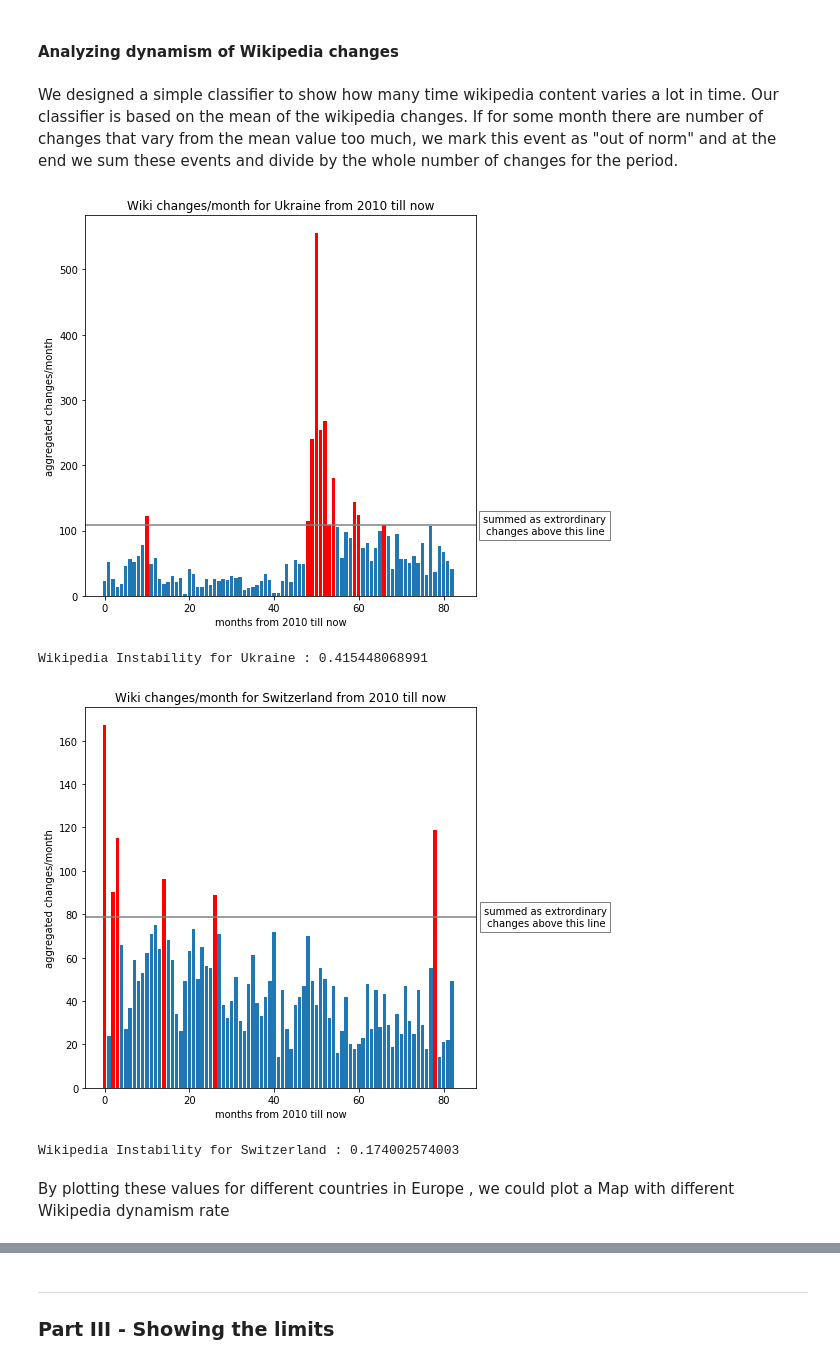
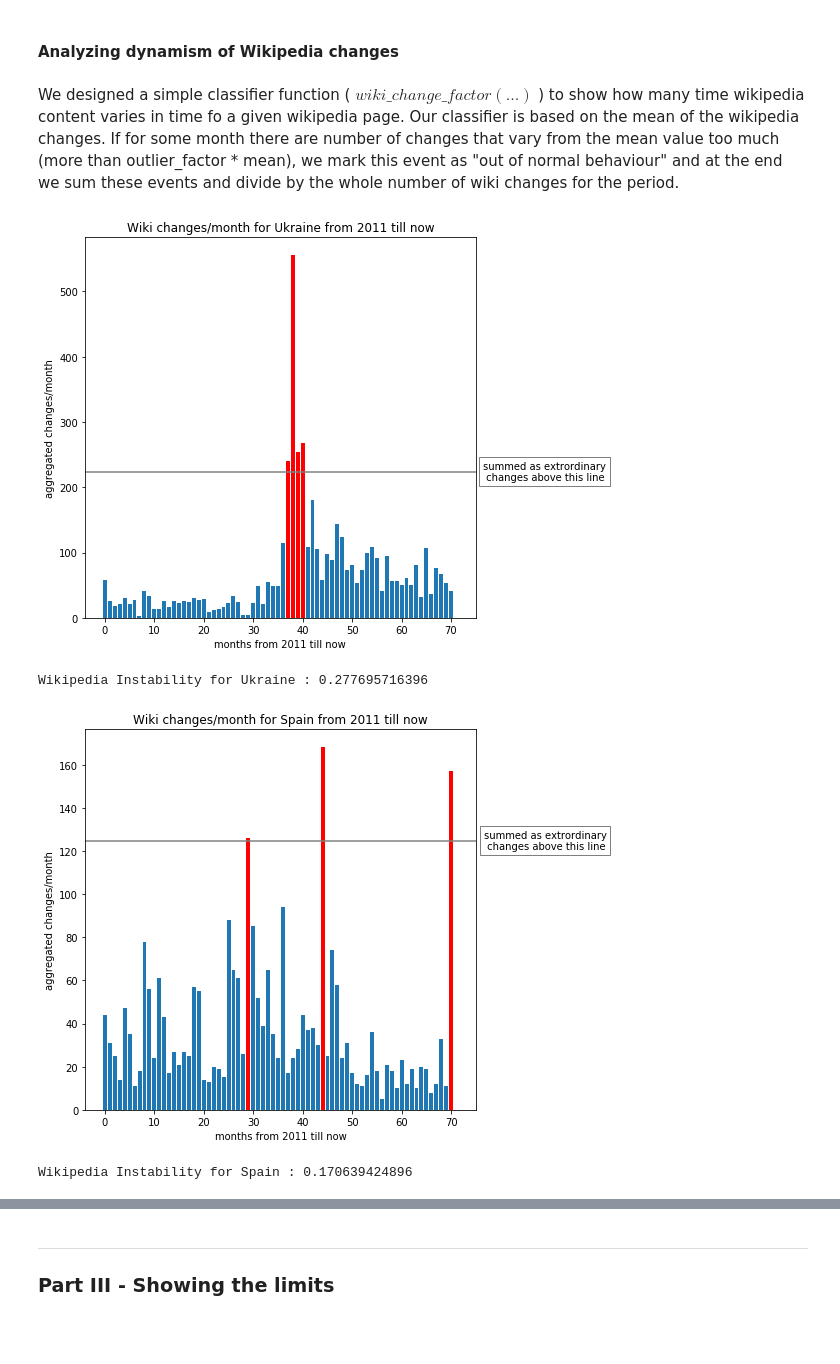
Before and after one commit to Amaumaury/ada-2017, a Jupyter notebook: project/Milestone2.ipynb, the cells around one changed output, grey strips where cells are left out. Cells and saved outputs as stored; diff of their text form; code cells hidden in the pictures; blank space fills up the shorter version.

```diff
--- a/project/Milestone2.ipynb
+++ b/project/Milestone2.ipynb
@@ -116,18 +116,16 @@ This initial investigation, by combining data from two sources, provides argumen
 # %% [markdown]
 #### Analyzing dynamism of Wikipedia changes
 # %% [markdown]
-We designed a simple classifier to show how many time wikipedia content varies a lot in time. Our classifier is based on the mean of the wikipedia changes. If for some month there are number of changes that vary from the mean value too much, we mark this event as "out of norm" and at the end we sum these events and divide by the whole number of changes for the period.
+We designed a simple classifier function ( $wiki\_change\_factor(...)$ ) to show how many time wikipedia content varies in time fo a given wikipedia page. Our classifier is based on the mean of the wikipedia changes. If for some month there are number of changes that vary from the mean value too much (more than outlier_factor * mean), we mark this event as "out of normal behaviour" and at the end we sum these events and divide by the whole number of wiki changes for the period.
 # %%
-inst_uk = wiki_change_factor('Ukraine', 2010, outlier_factor=1.7, plot_on=True)
+inst_uk = wiki_change_factor('Ukraine', 2011, outlier_factor=3.4, plot_on=True)
 print('Wikipedia Instability for Ukraine :', inst_uk)
 # %% [output]
-[figure, old version]
+[figure, new version]
-Wikipedia Instability for Ukraine : 0.415448068991
+Wikipedia Instability for Ukraine : 0.277695716396
 # %%
-inst_ch = wiki_change_factor('Switzerland', 2010, outlier_factor=1.7, plot_on=True)
-print('Wikipedia Instability for Switzerland :', inst_ch)
+inst_es = wiki_change_factor('Spain', 2011, outlier_factor=3.4, plot_on=True)
+print('Wikipedia Instability for Spain :', inst_es)
 # %% [output]
-[figure, old version]
+[figure, new version]
-Wikipedia Instability for Switzerland : 0.174002574003
+Wikipedia Instability for Spain : 0.170639424896
-# %% [markdown]
-By plotting these values for different countries in Europe , we could plot a Map with different Wikipedia dynamism rate
```
Also changed, not shown: parts of 11 cells of this notebook, 2 other files.
